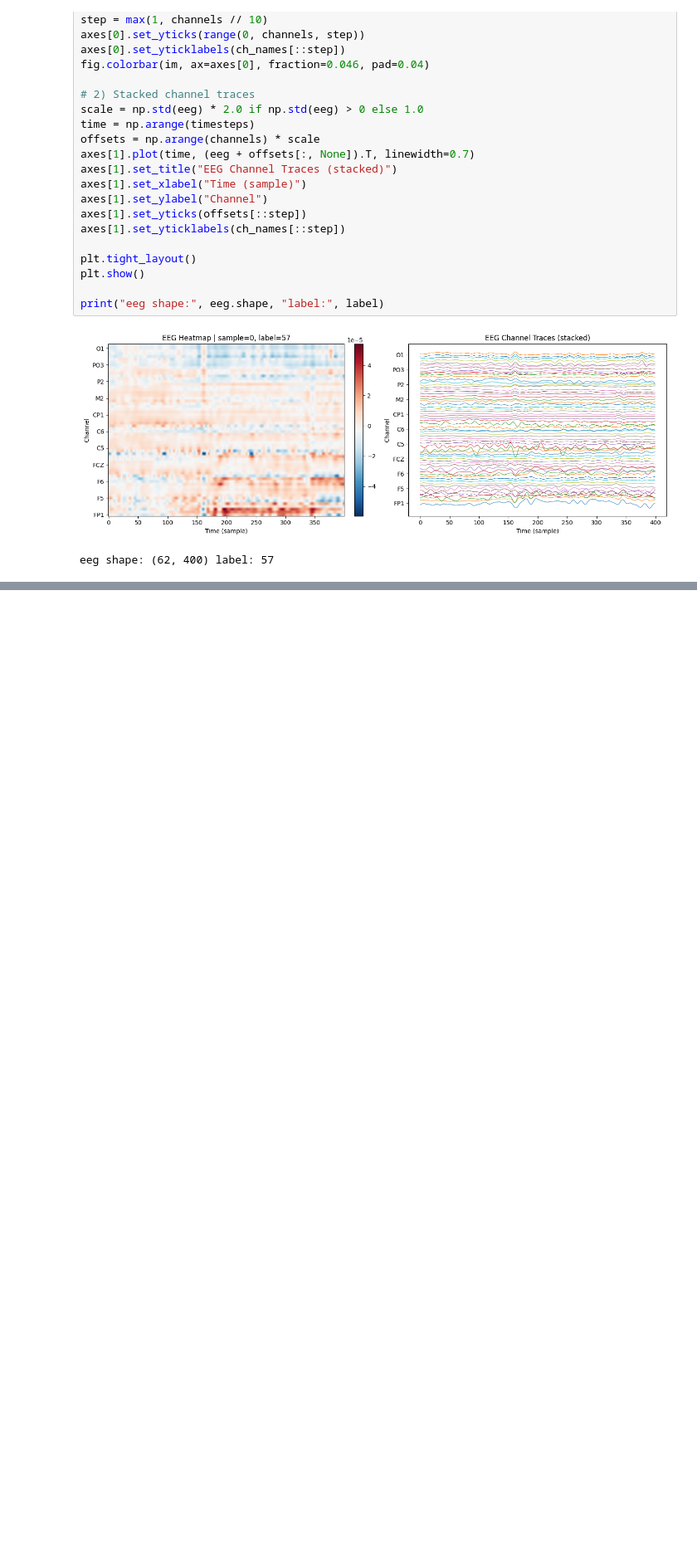
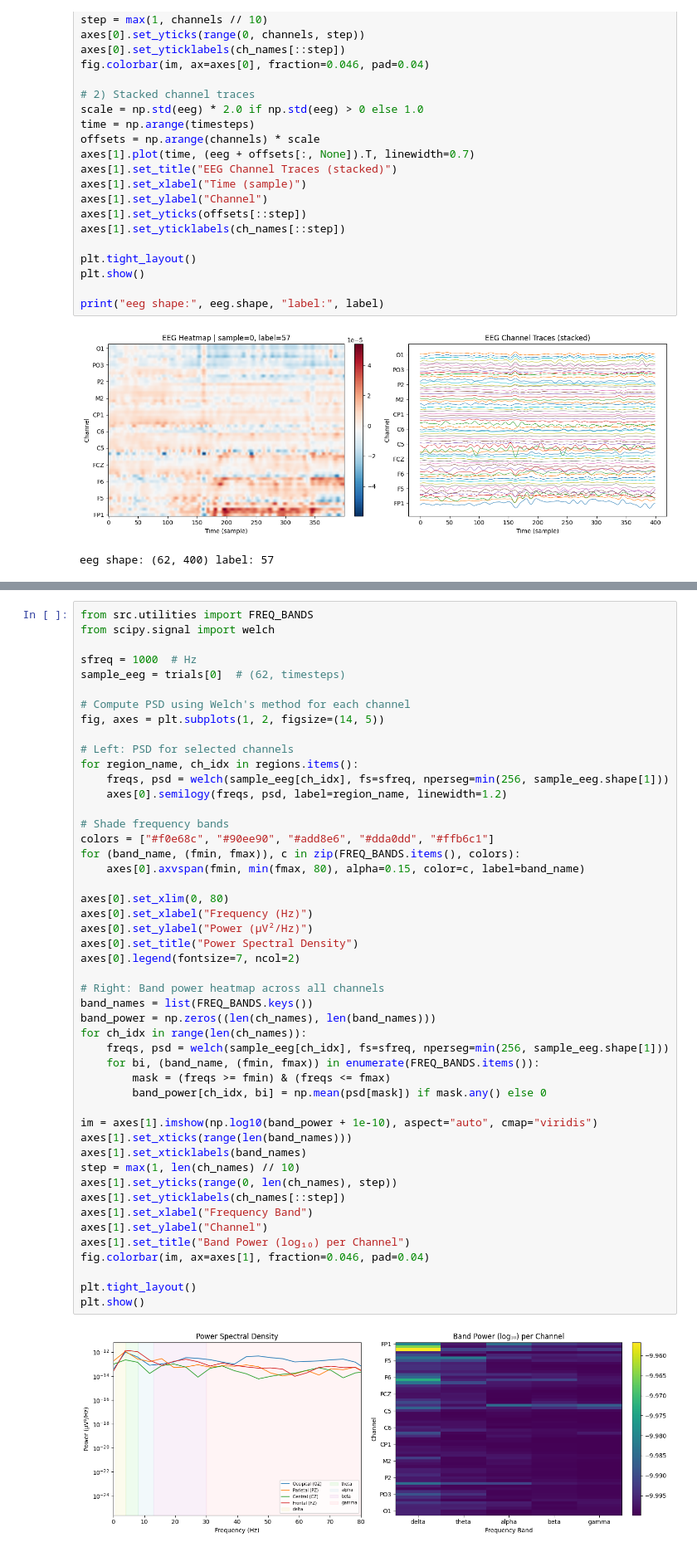
Before and after one commit to RTae/SUPA-EEG, a Jupyter notebook: viz.ipynb, the cells around one changed output, grey strips where cells are left out. Shown at 83% size. Cells and saved outputs as stored; diff of their text form; blank space fills up the shorter version.

```diff
--- a/viz.ipynb
+++ b/viz.ipynb
@@ -126,0 +195,50 @@ eeg shape: (62, 400) label: 57
+# %%
+from src.utilities import FREQ_BANDS
+from scipy.signal import welch
+
+sfreq = 1000  # Hz
+sample_eeg = trials[0]  # (62, timesteps)
+
+# Compute PSD using Welch's method for each channel
+fig, axes = plt.subplots(1, 2, figsize=(14, 5))
+
+# Left: PSD for selected channels
+for region_name, ch_idx in regions.items():
+    freqs, psd = welch(sample_eeg[ch_idx], fs=sfreq, nperseg=min(256, sample_eeg.shape[1]))
+    axes[0].semilogy(freqs, psd, label=region_name, linewidth=1.2)
+
+# Shade frequency bands
+colors = ["#f0e68c", "#90ee90", "#add8e6", "#dda0dd", "#ffb6c1"]
+for (band_name, (fmin, fmax)), c in zip(FREQ_BANDS.items(), colors):
+    axes[0].axvspan(fmin, min(fmax, 80), alpha=0.15, color=c, label=band_name)
+
+axes[0].set_xlim(0, 80)
+axes[0].set_xlabel("Frequency (Hz)")
+axes[0].set_ylabel("Power (μV²/Hz)")
+axes[0].set_title("Power Spectral Density")
+axes[0].legend(fontsize=7, ncol=2)
+
+# Right: Band power heatmap across all channels
+band_names = list(FREQ_BANDS.keys())
+band_power = np.zeros((len(ch_names), len(band_names)))
+for ch_idx in range(len(ch_names)):
+    freqs, psd = welch(sample_eeg[ch_idx], fs=sfreq, nperseg=min(256, sample_eeg.shape[1]))
+    for bi, (band_name, (fmin, fmax)) in enumerate(FREQ_BANDS.items()):
+        mask = (freqs >= fmin) & (freqs <= fmax)
+        band_power[ch_idx, bi] = np.mean(psd[mask]) if mask.any() else 0
+
+im = axes[1].imshow(np.log10(band_power + 1e-10), aspect="auto", cmap="viridis")
+axes[1].set_xticks(range(len(band_names)))
+axes[1].set_xticklabels(band_names)
+step = max(1, len(ch_names) // 10)
+axes[1].set_yticks(range(0, len(ch_names), step))
+axes[1].set_yticklabels(ch_names[::step])
+axes[1].set_xlabel("Frequency Band")
+axes[1].set_ylabel("Channel")
+axes[1].set_title("Band Power (log₁₀) per Channel")
+fig.colorbar(im, ax=axes[1], fraction=0.046, pad=0.04)
+
+plt.tight_layout()
+plt.show()
+# %% [output]
+[figure, added]
```
Also changed, not shown: parts of 13 cells of this notebook, 1 other file.
